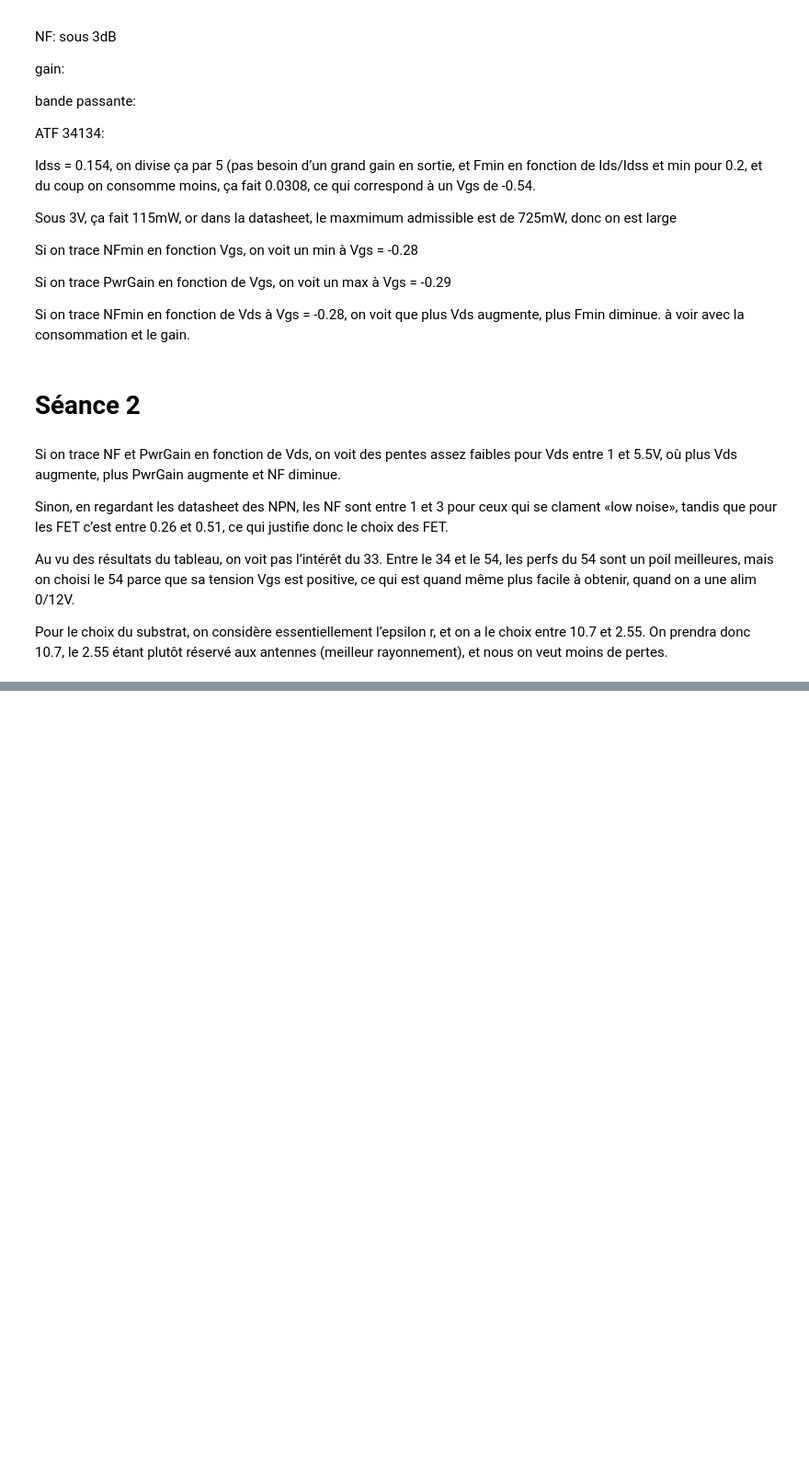
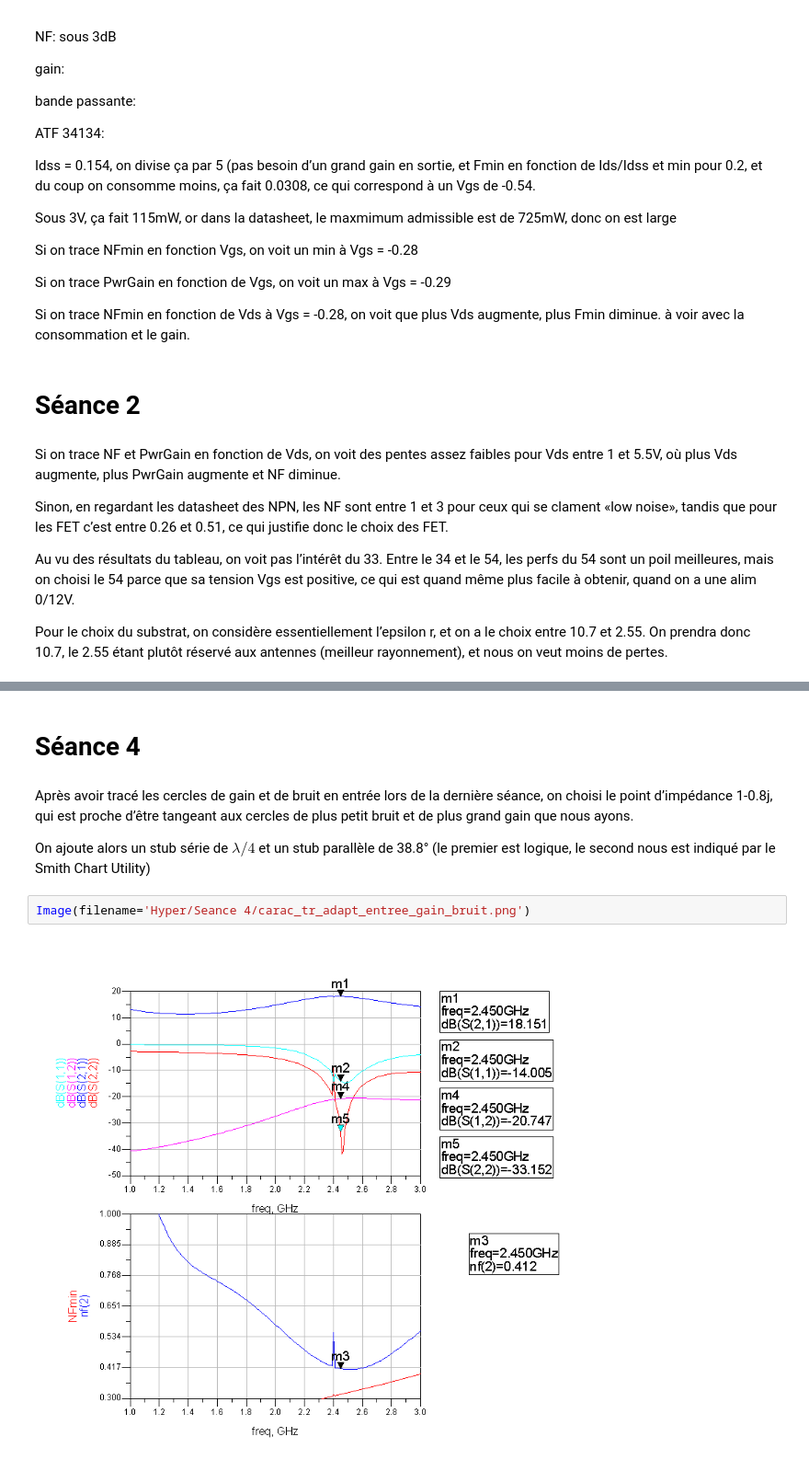
Before and after one commit to nim65s/N7, a Jupyter notebook: cours/Projet Hyper.ipynb, the cells around one changed output, grey strips where cells are left out. Shown at 92% size. Cells and saved outputs as stored; diff of their text form; blank space fills up the shorter version.

Commit message:
opto & hyper

```diff
--- a/cours/Projet Hyper.ipynb
+++ b/cours/Projet Hyper.ipynb
@@ -126,0 +139,10 @@ Pour le choix du substrat, on considère essentiellement l’epsilon r, et on a
+# %% [markdown]
+# Séance 4
+# %% [markdown]
+Après avoir tracé les cercles de gain et de bruit en entrée lors de la dernière séance, on choisi le point d’impédance 1-0.8j, qui est proche d’être tangeant aux cercles de plus petit bruit et de plus grand gain que nous ayons.
+
+On ajoute alors un stub série de $\lambda/4$ et un stub parallèle de 38.8° (le premier est logique, le second nous est indiqué par le Smith Chart Utility)
+# %%
+Image(filename='Hyper/Seance 4/carac_tr_adapt_entree_gain_bruit.png')
+# %% [output]
+[figure, added]
```
Also changed, not shown: parts of 13 cells of this notebook, 1 other file.
